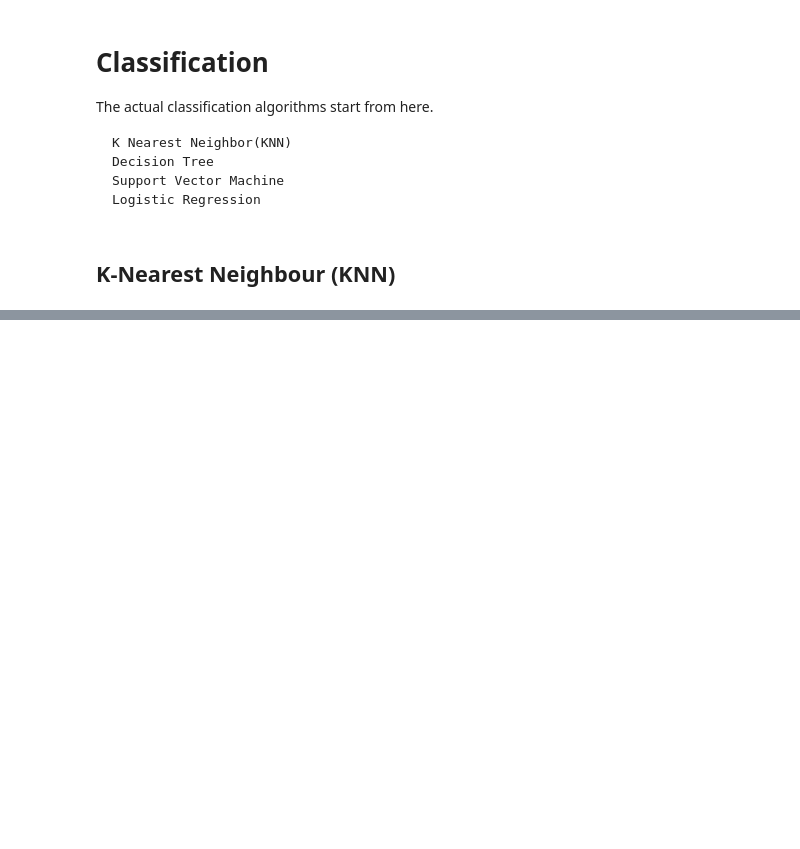
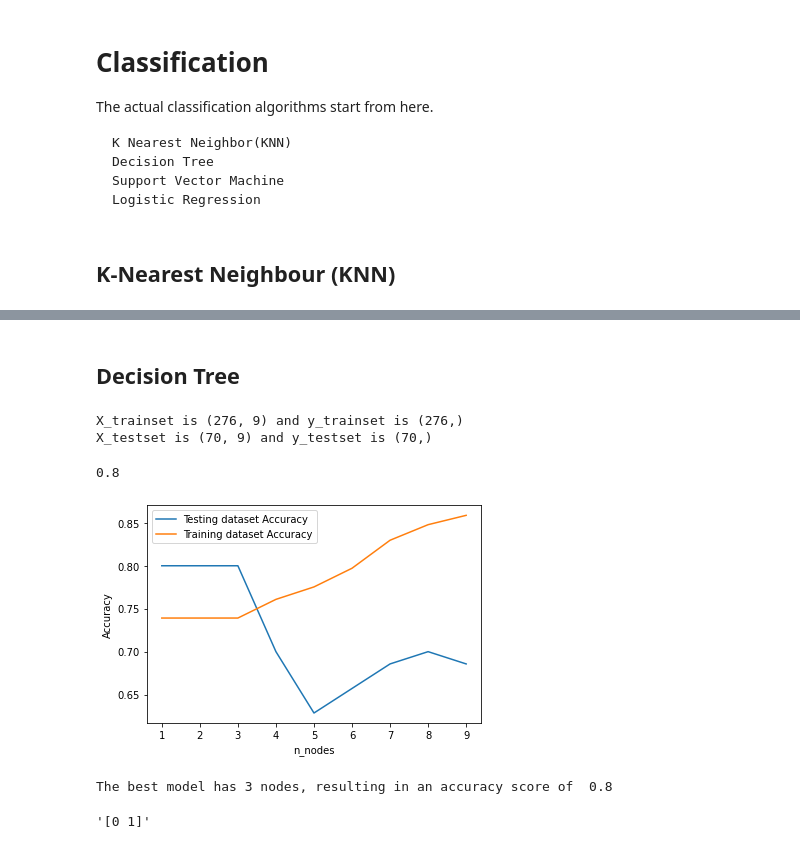
Before and after one commit to aurel-moussa/machine-learning-python-ibm-coursera-capstone, a Jupyter notebook: Machine Learning - Capstone Notebook.ipynb, the cells around one changed output, grey strips where cells are left out. Saved outputs shown, nothing was run; the diff lists cells and outputs as text; code cells hidden in the pictures; blank space fills up the shorter version.

Commit message:
Finished KNN algorithm Started Decision Tree algorithm

```diff
--- a/Machine Learning - Capstone Notebook.ipynb
+++ b/Machine Learning - Capstone Notebook.ipynb
@@ -150,7 +223,7 @@ print(knn.score(X_test, y_test))
 # %%
 #find out how many neighbors is the best by running a loop
 #important to prevent overfitting (neighbours too high) or underfitting (neighbours too low)
-neighbors = np.arange(1, 9)
+neighbors = np.arange(1, 10)
 train_accuracy = np.empty(len(neighbors))
 test_accuracy = np.empty(len(neighbors))
 
@@ -171,0 +258,2 @@ plt.show()
+# %% [markdown]
+## Decision Tree
@@ -171,0 +264,63 @@ plt.show()
+# %%
+#sklearn's decision tree cannot work with categorical data, however I have already transformed everything into numerical or binary
+#splitting everything into training or testing (could be skipped, because I have done it before)
+
+#I am switching y back into categorical, in order to understand the output better
+
+
+X_trainset, X_testset, y_trainset, y_testset = train_test_split(X, y, test_size=0.2, random_state=42)
+print("X_trainset is", X_trainset.shape, "and y_trainset is", y_trainset.shape )
+print("X_testset is", X_testset.shape, "and y_testset is", y_testset.shape)
+# %% [output]
+X_trainset is (276, 9) and y_trainset is (276,)
+X_testset is (70, 9) and y_testset is (70,)
+# %%
+#model using DecisionTree
+paymentTree = DecisionTreeClassifier(criterion="entropy", max_depth = 2)
+paymentTree # it shows the default parameters
+paymentTree.fit(X_trainset,y_trainset)
+
+#Calculate the accuracy of my tree
+print(paymentTree.score(X_testset, y_testset))
+# %% [output]
+0.8
+# %%
+#find out how many nodes is the best by running a loop
+#important to prevent overfitting (nodes too high) or underfitting (nodes too low)
+
+nodes = np.arange(1, 10)
+train_accuracy = np.empty(len(nodes))
+test_accuracy = np.empty(len(nodes))
+
+for i, k in enumerate(nodes):
+    paymentTree = DecisionTreeClassifier(criterion="entropy", max_depth = k)
+    paymentTree.fit(X_train,y_train)
+
+    # compute train and test set model accuracy
+    train_accuracy[i] = paymentTree.score(X_train,y_train)
+    test_accuracy[i] = paymentTree.score(X_test,y_test)
+# %%
+#Visualize the accuracy levels of different node counts
+
+plt.plot(nodes, test_accuracy, label = 'Testing dataset Accuracy')
+plt.plot(nodes, train_accuracy, label = 'Training dataset Accuracy')
+plt.legend()
+plt.xlabel('n_nodes')
+plt.ylabel('Accuracy')
+plt.show()
+# %% [output]
+[figure, added]
+# %%
+#Visually, I have shown that 2 or 3 nodes is the best amount of nodes for this dataset
+
+#model using Decision Tree
+paymentTree_final_model = DecisionTreeClassifier(criterion="entropy", max_depth = 3)
+paymentTree_final_model # it shows the default parameters
+paymentTree_final_model.fit(X_trainset,y_trainset)
+
+# Calculate the accuracy of the model
+print("The best model has 3 nodes, resulting in an accuracy score of ", paymentTree_final_model.score(X_test, y_test))
+str(np.unique(y_trainset))
+# %% [output]
+The best model has 3 nodes, resulting in an accuracy score of  0.8
+'[0 1]'
```
Also changed, not shown: parts of 19 cells of this notebook.
